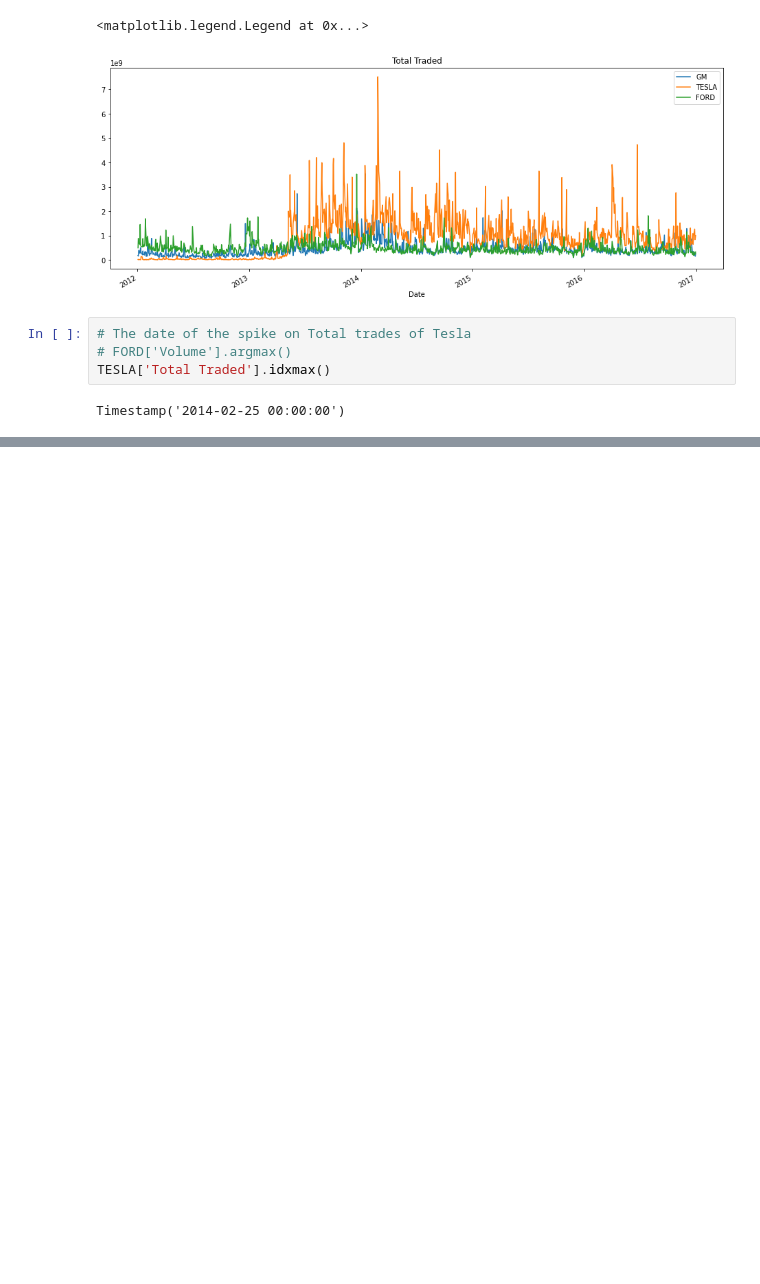
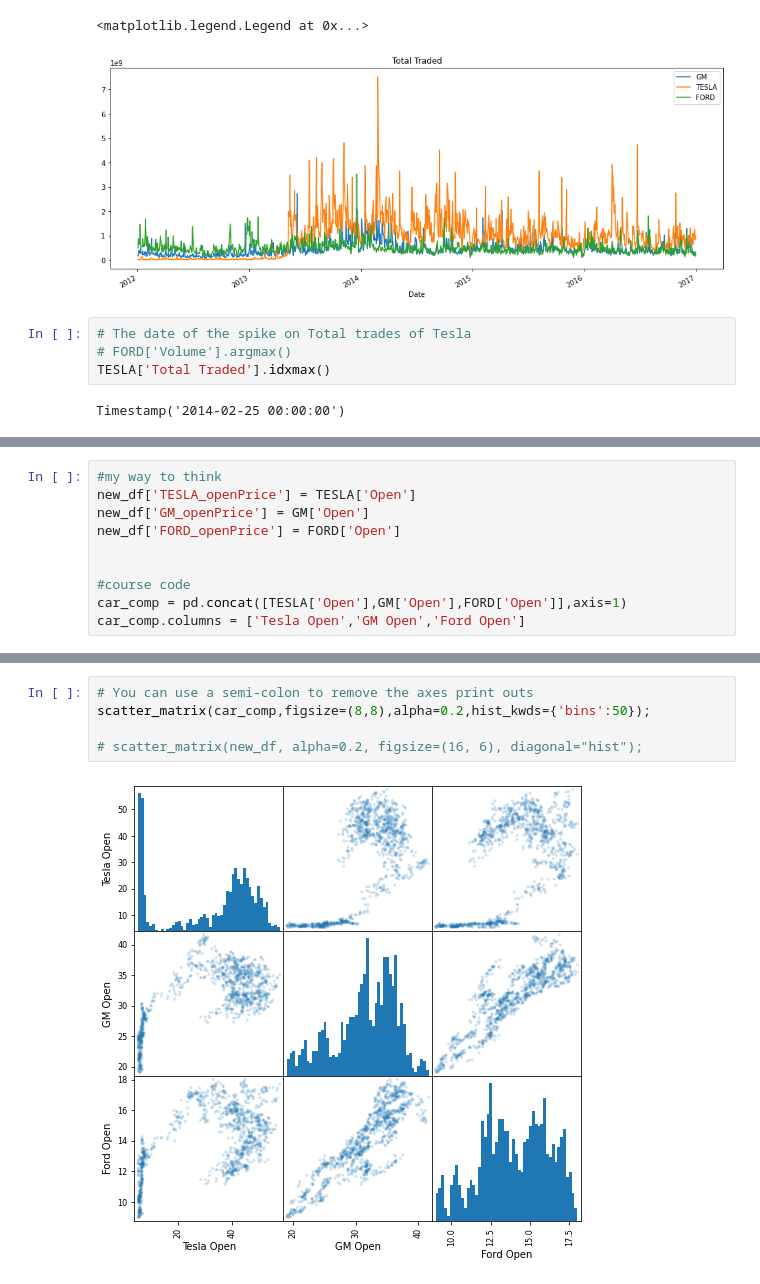
Before and after one commit to aguilarNikolas/Python_forFinancialAnalysis_andAlgorithmicTrading, a Jupyter notebook: Stock Market Analysis Project.ipynb, the cells around one changed output, grey strips where cells are left out. Cells and saved outputs as stored; diff of their text form; blank space fills up the shorter version.

```diff
--- a/Stock Market Analysis Project.ipynb
+++ b/Stock Market Analysis Project.ipynb
@@ -134,0 +155,10 @@ Timestamp('2014-02-25 00:00:00')
+# %%
+#my way to think
+new_df['TESLA_openPrice'] = TESLA['Open']
+new_df['GM_openPrice'] = GM['Open']
+new_df['FORD_openPrice'] = FORD['Open']
+
+
+#course code
+car_comp = pd.concat([TESLA['Open'],GM['Open'],FORD['Open']],axis=1)
+car_comp.columns = ['Tesla Open','GM Open','Ford Open']
@@ -134,0 +185,7 @@ Timestamp('2014-02-25 00:00:00')
+# %%
+# You can use a semi-colon to remove the axes print outs
+scatter_matrix(car_comp,figsize=(8,8),alpha=0.2,hist_kwds={'bins':50});
+
+# scatter_matrix(new_df, alpha=0.2, figsize=(16, 6), diagonal="hist");
+# %% [output]
+[figure, added]
```
Also changed, not shown: parts of 18 cells of this notebook.
